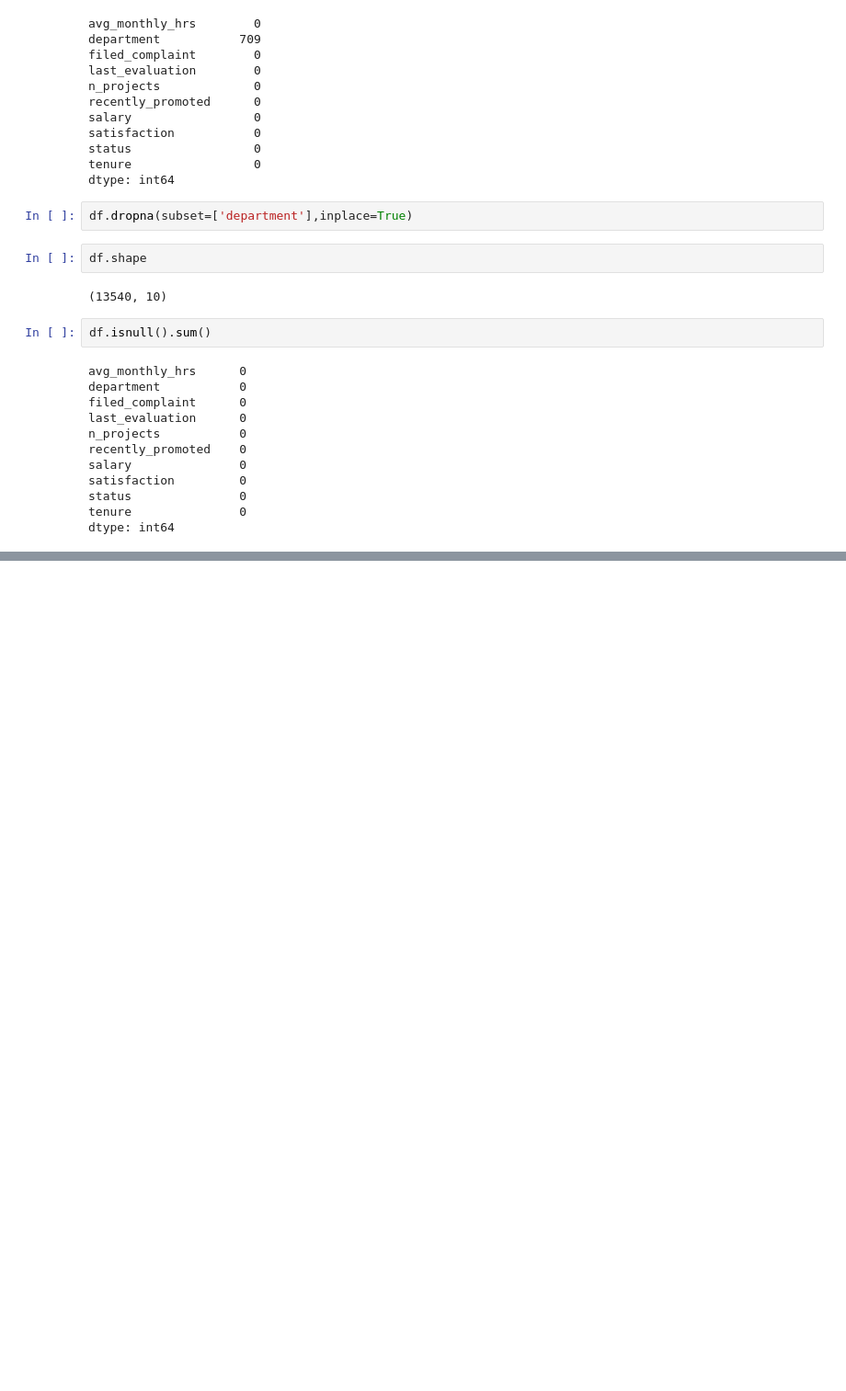
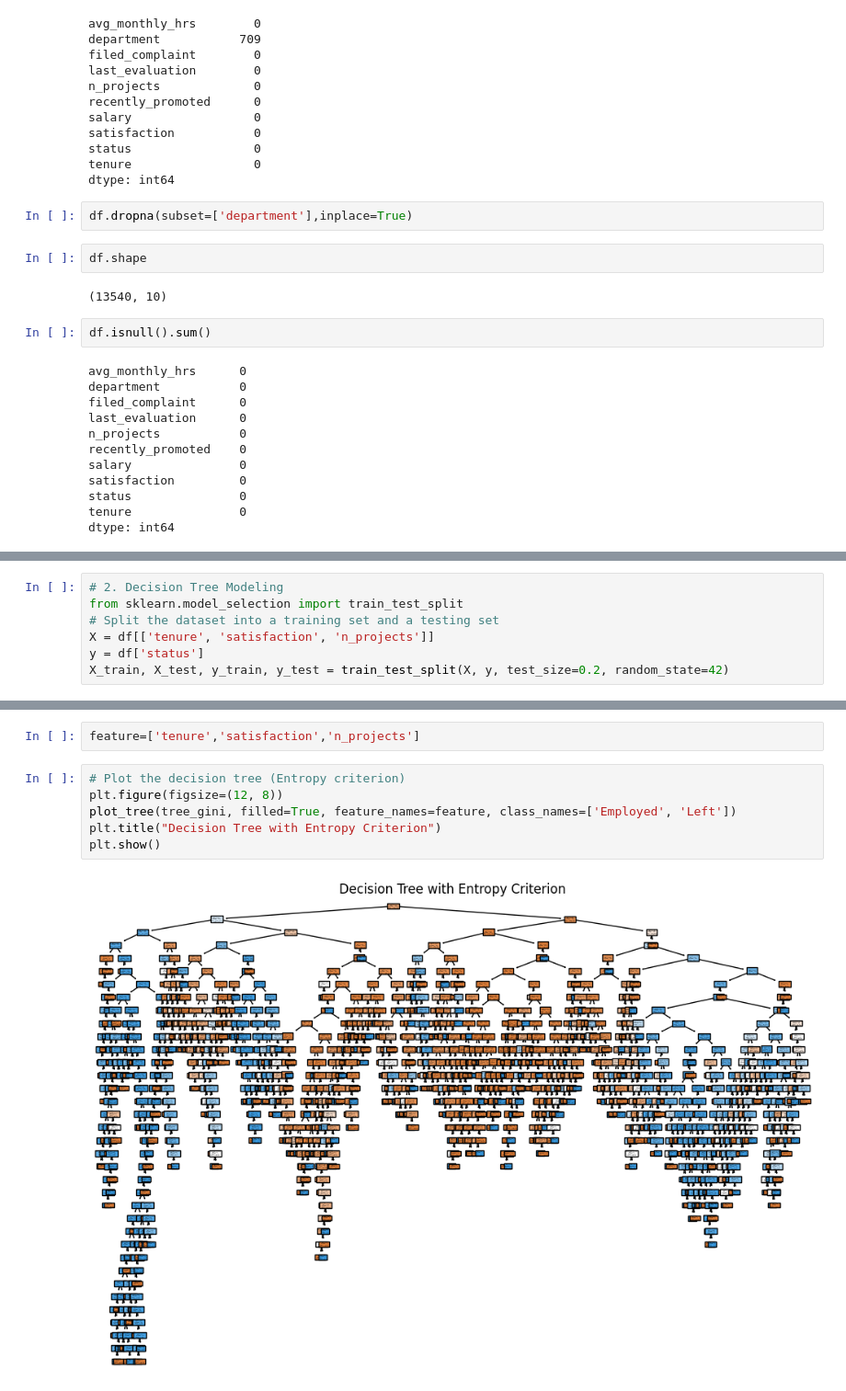
Before and after one commit to johnjustine5646/Lab7_2348522, a Jupyter notebook: Lab7_20112320.ipynb, the cells around one changed output, grey strips where cells are left out. Shown at 92% size. Drawn from its saved outputs; the diff is of its cells as text; blank space fills up the shorter version.

```diff
--- a/Lab7_20112320.ipynb
+++ b/Lab7_20112320.ipynb
@@ -137,0 +163,7 @@ plt.show() #most people are leaving after 3-4 years with the company, no retenti
+# %%
+# 2. Decision Tree Modeling
+from sklearn.model_selection import train_test_split
+# Split the dataset into a training set and a testing set
+X = df[['tenure', 'satisfaction', 'n_projects']]
+y = df['status']
+X_train, X_test, y_train, y_test = train_test_split(X, y, test_size=0.2, random_state=42)
@@ -137,0 +177,10 @@ plt.show() #most people are leaving after 3-4 years with the company, no retenti
+# %%
+feature=['tenure','satisfaction','n_projects']
+# %%
+# Plot the decision tree (Entropy criterion)
+plt.figure(figsize=(12, 8))
+plot_tree(tree_gini, filled=True, feature_names=feature, class_names=['Employed', 'Left'])
+plt.title("Decision Tree with Entropy Criterion")
+plt.show()
+# %% [output]
+[figure, added]
```
Also changed, not shown: parts of 14 cells of this notebook.
